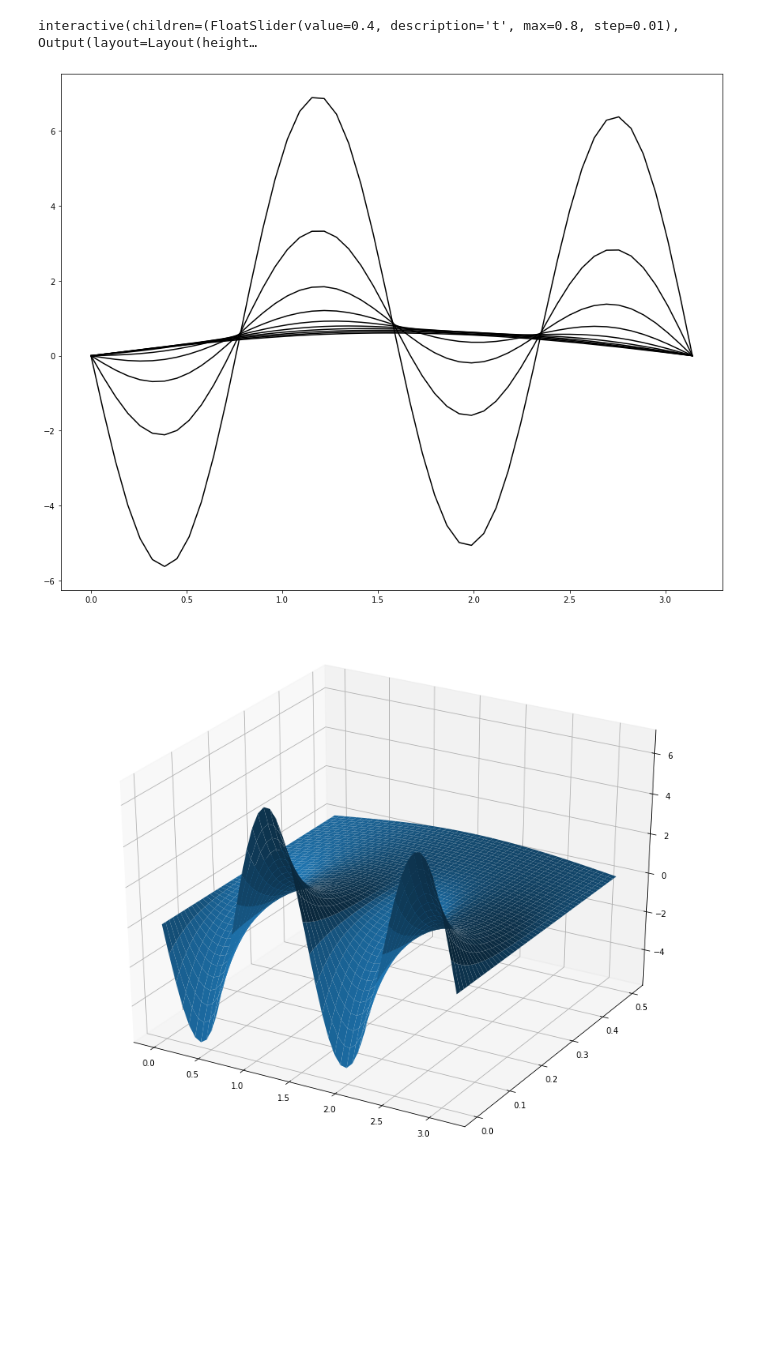
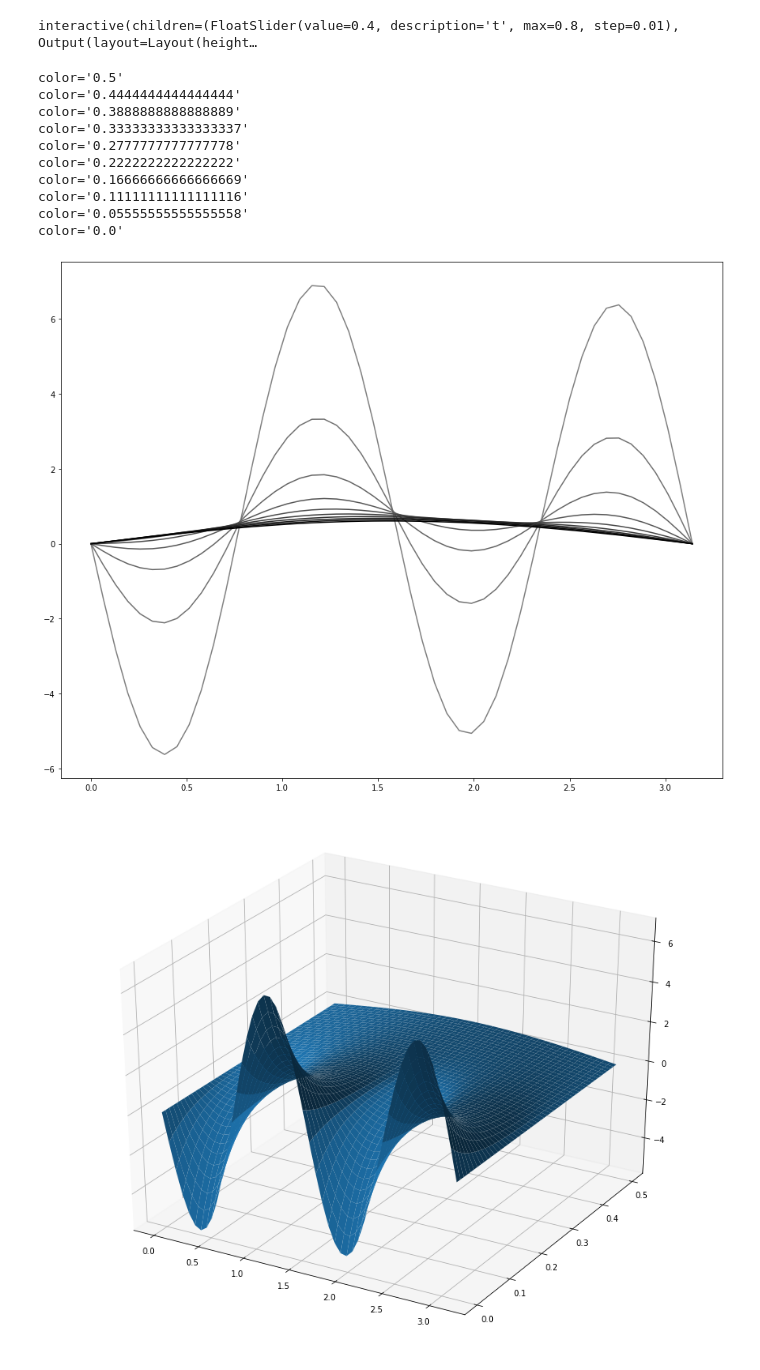
Before and after one commit to myke-oliveira/equacoes-diferenciais-parciais, a Jupyter notebook: EDP - Exercício.ipynb, the cells around one changed output. Drawn from its saved outputs; the diff is of its cells as text; code cells hidden in the pictures; blank space fills up the shorter version.

```diff
--- a/EDP - Exercício.ipynb
+++ b/EDP - Exercício.ipynb
@@ -179,12 +179,24 @@ interactive(children=(FloatSlider(value=0.4, description='t', max=0.8, step=0.01
 # %%
 x = np.linspace(0, np.pi)
 
 fig = plt.figure(figsize=(15, 12))
 for t in np.linspace(0, 0.5, 10):
-    plt.plot(x, u(x, t), color='black')
+    color = str(.5-t);
+    print(f'{color=}')
+    plt.plot(x, u(x, t), color=color)
 plt.show()
 # %% [output]
+color='0.5'
+color='0.4444444444444444'
+color='0.3888888888888889'
+color='0.33333333333333337'
+color='0.2777777777777778'
+color='0.2222222222222222'
+color='0.16666666666666669'
+color='0.11111111111111116'
+color='0.05555555555555558'
+color='0.0'
-[figure, old version]
+[figure, new version]
 # %%
 from mpl_toolkits.mplot3d import Axes3D
 import matplotlib.pyplot as plt
```
Also changed, not shown: 5 other files.
